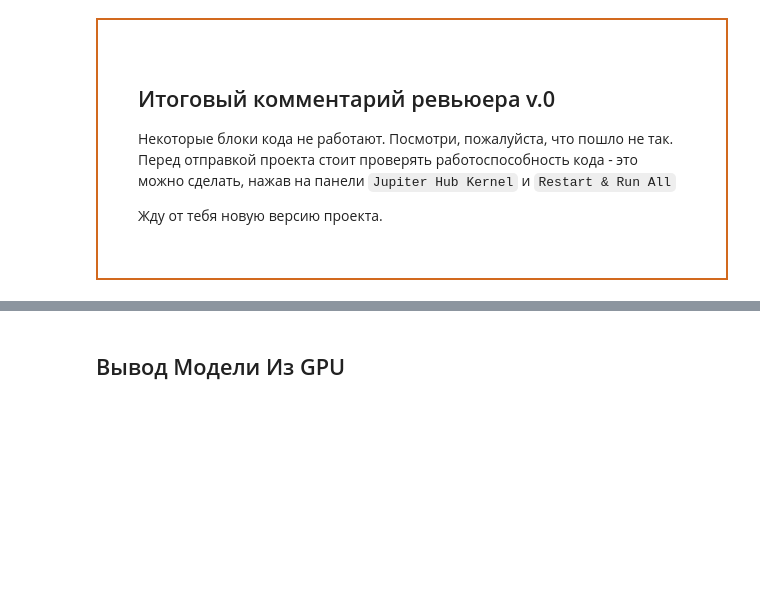
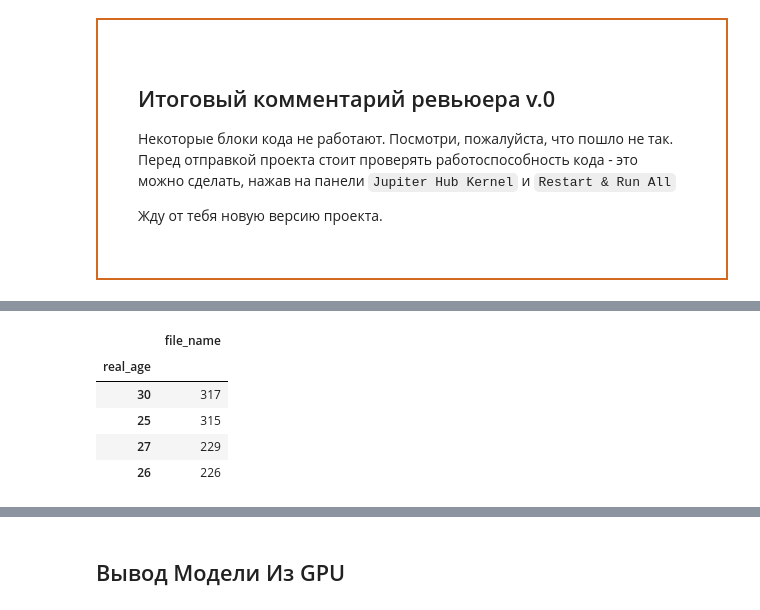
Before and after one commit to zabelin-ds/practicum, a Jupyter notebook: 14_project_practic/14_project_01.ipynb, the cells around one changed output, grey strips where cells are left out. Saved outputs shown, nothing was run; the diff lists cells and outputs as text; code cells hidden in the pictures; blank space fills up the shorter version.

Commit message:
sustainable datasets loading done, analytics left

```diff
--- a/14_project_practic/14_project_01.ipynb
+++ b/14_project_practic/14_project_01.ipynb
@@ -157,9 +132,9 @@ cl = os.path.isfile('/datasets/faces/labels.csv')
 try:
     with open('/datasets/faces/labels.csv', 'r') as f_csv:
         labels_df = pd.read_csv(f_csv)
-        PATH_TO = '/datasets/faces'
-        PATH_TO_IMG = PATH_TO + '/final_files'
-        print('cloud version')
+        PATH_TO = '/datasets/faces/'
+        PATH_TO_IMG = PATH_TO + 'final_files'
+        print('load cloud version of dataset')
 except FileNotFoundError:
     PATH_TO = './datasets/'
     PATH_TO_CSV = PATH_TO + 'labels.csv'
@@ -167,9 +142,10 @@ except FileNotFoundError:
 
     try:
         labels_df = pd.read_csv(PATH_TO_CSV)
+        print('load local version of dataset')
     except FileNotFoundError:
         !kaggle datasets download -d abhikjha/appa-real-face-cropped
-        !unzip appa-real-face-cropped.zip -d datasets
+        !unzip -q appa-real-face-cropped.zip -d datasets
         labels_df = pd.read_csv(PATH_TO_CSV)
-    print('local version')
+        print('load kaggle version of dataset')
 # %% [output]
@@ -190,0 +153,14 @@ PATH_TO_IMG = PATH_TO + 'final_files/final_files'
+# %%
+def get_pop_ages(df=labels_df,
+                start_age=labels_df['real_age'].min(),
+                end_age=labels_df['real_age'].max(),
+                amnt_to_return=5):
+
+    pop_ages = df.loc[
+            (df['real_age'] >= start_age)
+            & (df['real_age'] < end_age)
+        ].groupby(by='real_age').count().sort_values(
+                by='file_name',
+                ascending=False
+            )
+    return pop_ages[: amnt_to_return]
@@ -218,2 +229,11 @@ display(
 # %%
-labels_df.groupby(by='real_age').count().sort_values(by='file_name', ascending=False)
+display(
+    get_pop_ages(amnt_to_return=4)
+)
+# %% [output]
+|  | file_name |
+| real_age |  |
+| 30 | 317 |
+| 25 | 315 |
+| 27 | 229 |
+| 26 | 226 |
```
Also changed, not shown: parts of 21 cells of this notebook.
